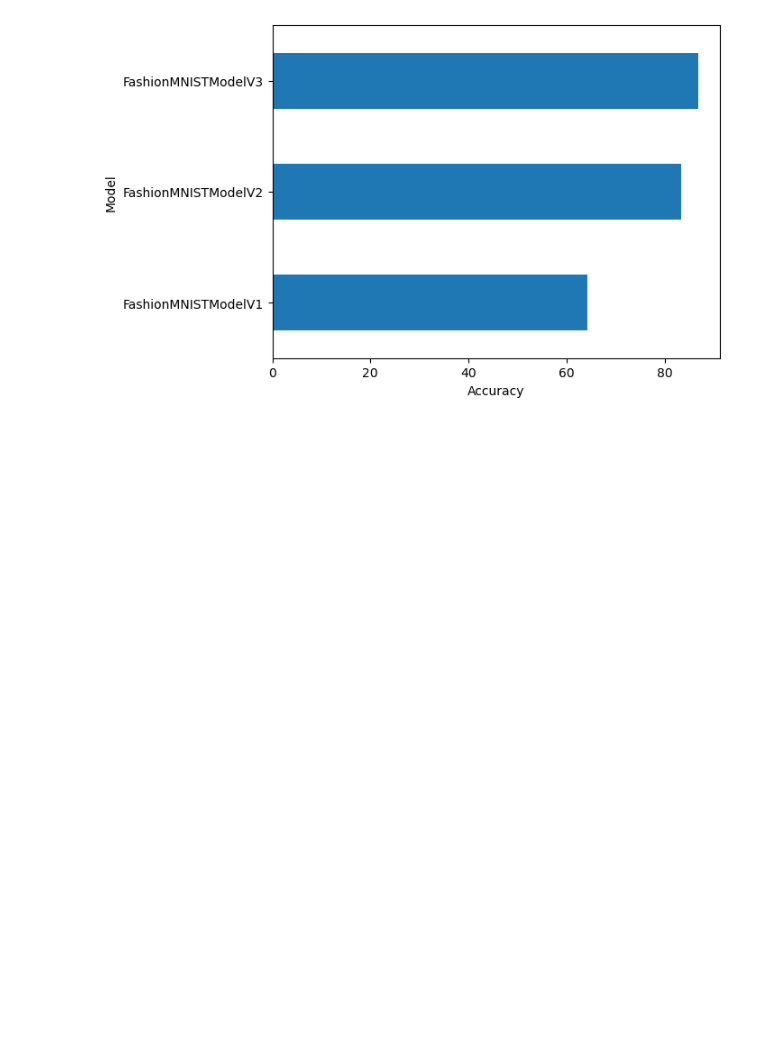
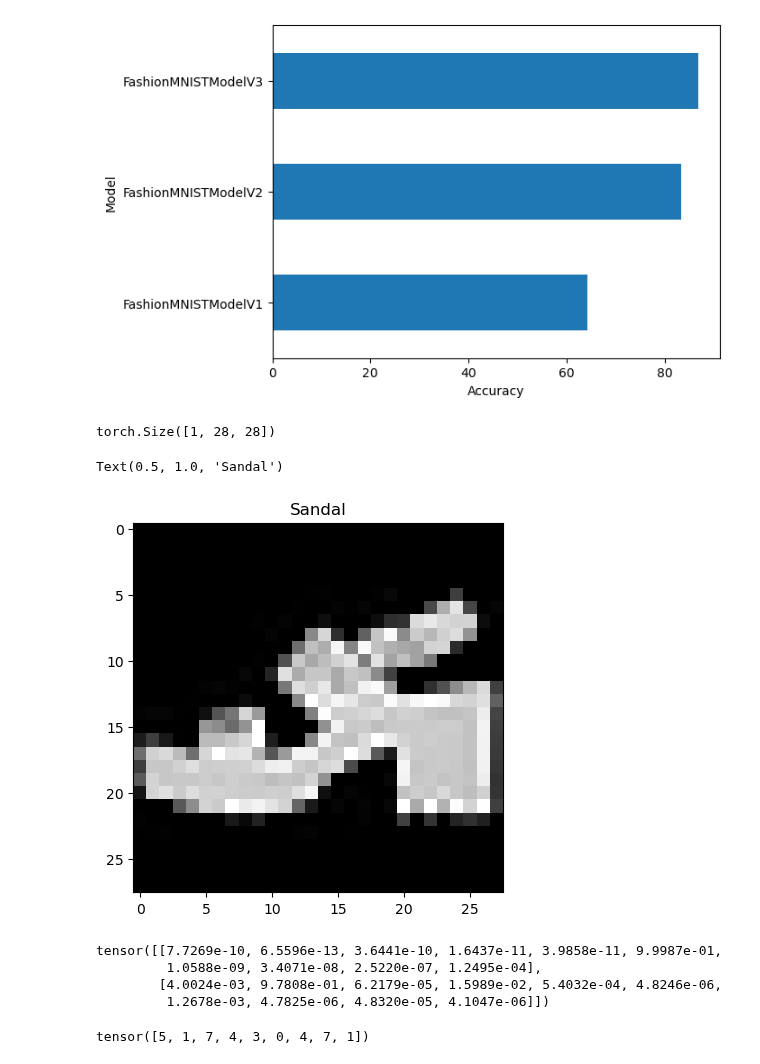
Before and after one commit to virvihuta/vh-learning-playground, a Jupyter notebook: 03_pytorch_cnn.ipynb, the cells around one changed output. Saved outputs shown, nothing was run; the diff lists cells and outputs as text; code cells hidden in the pictures; blank space fills up the shorter version.

Commit message:
made and evaluated random predictions with best model

```diff
--- a/03_pytorch_cnn.ipynb
+++ b/03_pytorch_cnn.ipynb
@@ -643,0 +660,33 @@ plt.show()
+# %%
+import random
+random.seed(42)
+test_samples = []
+test_labels = []
+
+for sample,label in random.sample(list(test_data), k=9):
+    test_samples.append(sample)
+    test_labels.append(label)
+
+test_samples[0].shape
+# %% [output]
+torch.Size([1, 28, 28])
+# %%
+plt.imshow(test_samples[0].squeeze(), cmap='gray')
+plt.title(class_names[test_labels[0]])
+# %% [output]
+Text(0.5, 1.0, 'Sandal')
+[figure, added]
+# %%
+pred_probs = make_predictions(model=model_1, data=test_samples)
+
+pred_probs[:2]
+# %% [output]
+tensor([[7.7269e-10, 6.5596e-13, 3.6441e-10, 1.6437e-11, 3.9858e-11, 9.9987e-01,
+         1.0588e-09, 3.4071e-08, 2.5220e-07, 1.2495e-04],
+        [4.0024e-03, 9.7808e-01, 6.2179e-05, 1.5989e-02, 5.4032e-04, 4.8246e-06,
+         1.2678e-03, 4.7825e-06, 4.8320e-05, 4.1047e-06]])
+# %%
+pred_classes = pred_probs.argmax(dim=1)
+pred_classes
+# %% [output]
+tensor([5, 1, 7, 4, 3, 0, 4, 7, 1])
```
Also changed, not shown: parts of 8 cells of this notebook.
